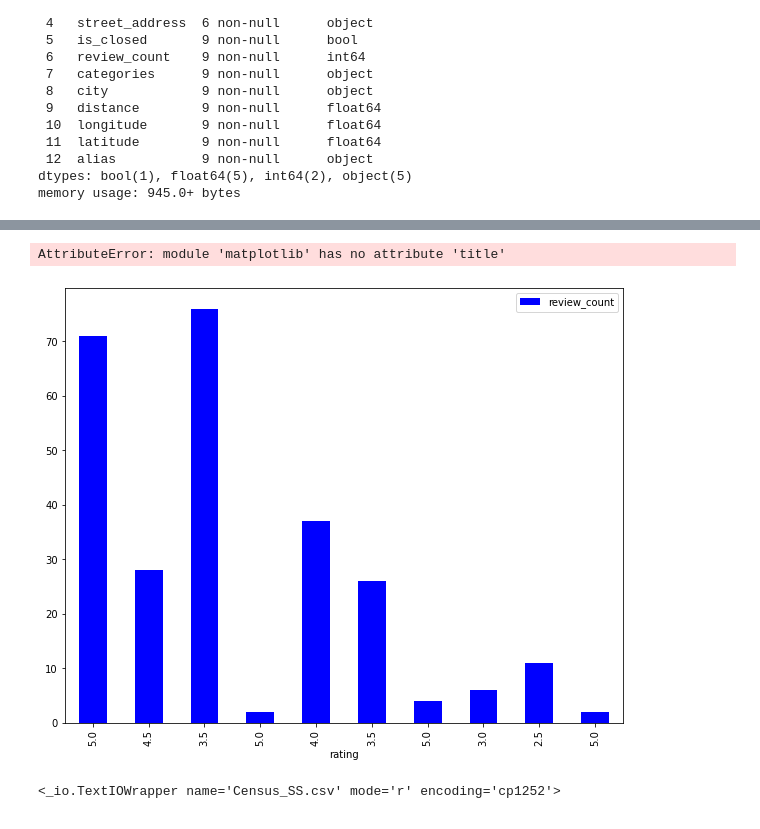
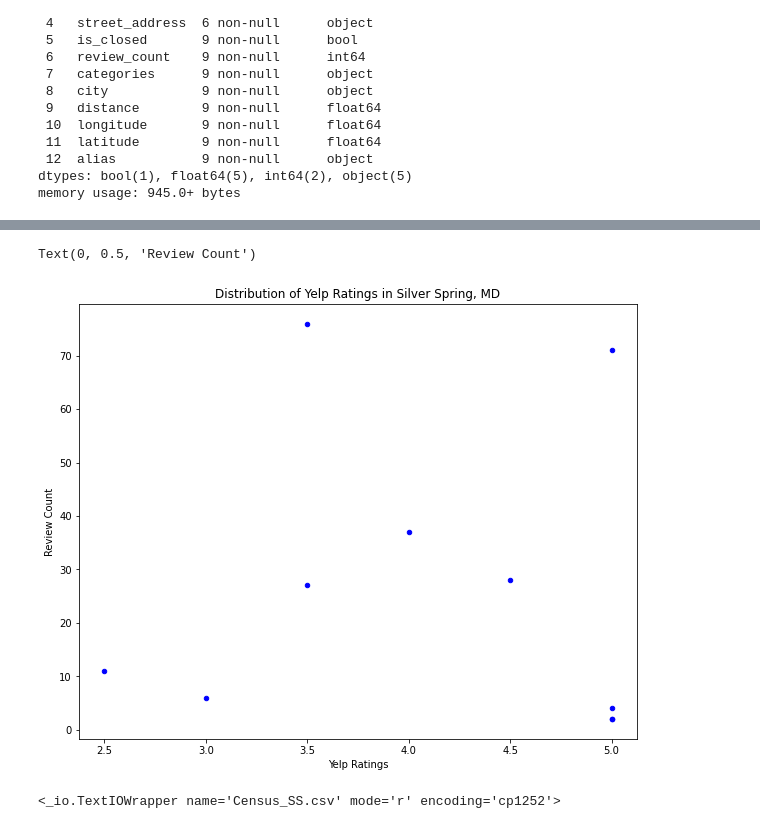
Before and after one commit to ntsegaw/flowerREDO, a Jupyter notebook: Flower Shop.ipynb, the cells around one changed output, grey strips where cells are left out. Saved outputs shown, nothing was run; the diff lists cells and outputs as text; code cells hidden in the pictures.

```diff
--- a/Flower Shop.ipynb
+++ b/Flower Shop.ipynb
@@ -231,11 +266,11 @@ AttributeError: module 'matplotlib' has no attribute 'title'
 # %%
-ssdf.plot.bar("rating", "review_count", figsize = (10,8), color = "blue")
-plt.title("Distribution of Yelp Ratings in Leesburg, VA")
+ssdf.plot.scatter("rating", "num_reviews", figsize = (10,8), color = "blue")
+plt.title("Distribution of Yelp Ratings in Silver Spring, MD")
 plt.xlabel("Yelp Ratings")
 plt.ylabel("Review Count")
 # %% [output]
-AttributeError: module 'matplotlib' has no attribute 'title'
+Text(0, 0.5, 'Review Count')
-[figure, old version]
+[figure, new version]
 # %%
 # Retrieve population data from Census
 census_ss = open('Census_SS.csv')
```
Also changed, not shown: parts of 10 cells of this notebook, 2 other files.
